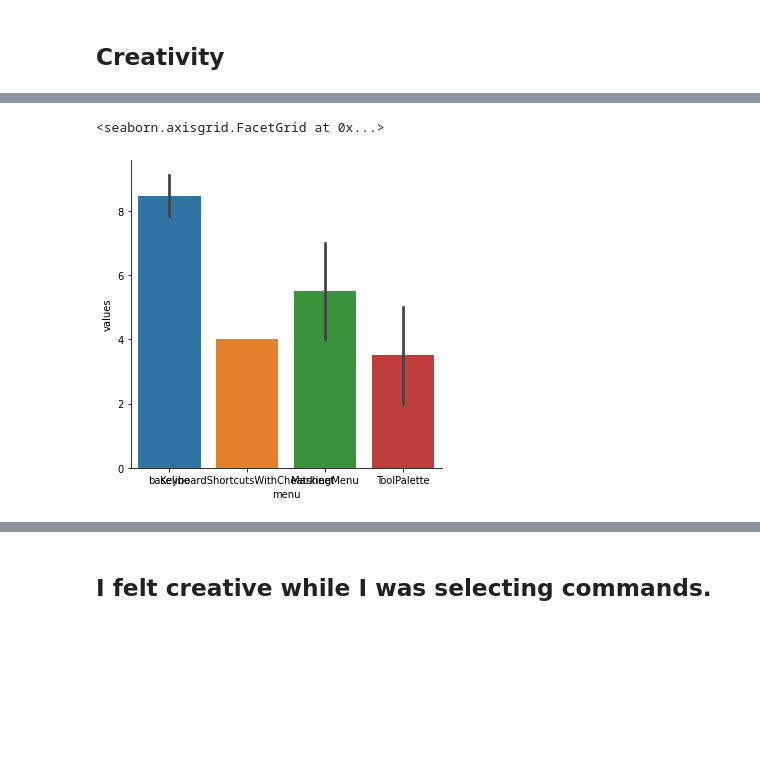
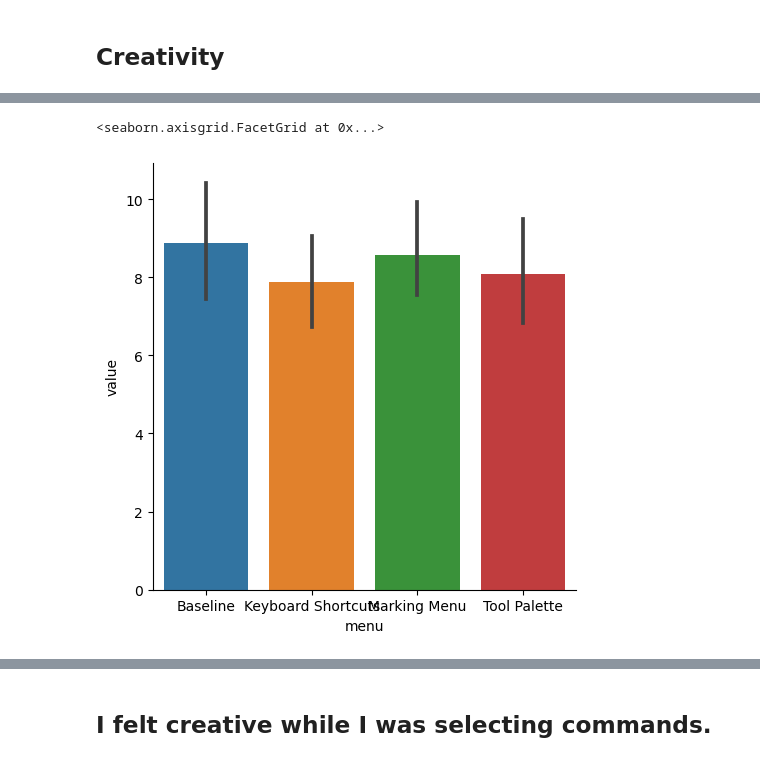
Before and after one commit to blainelewis1/creativity-experiment-2, a Jupyter notebook: analysis/Analysis.ipynb, the cells around one changed output, grey strips where cells are left out. Cells and saved outputs as stored; diff of their text form; code cells hidden in the pictures; blank space fills up the shorter version.

```diff
--- a/analysis/Analysis.ipynb
+++ b/analysis/Analysis.ipynb
@@ -78,3 +64,15 @@ array(['5a03d20a7ecfc50001be0a7a', '5a6032228e625900017657f4',
+# %%
+
+
+df['start'] = df['logs'].map(find_start)
+df['end'] = df['logs'].map(find_end)
+# df = df.apply(find_random_pid, axis=1)
+df = pd.concat([df, df.apply(extract_metadata, axis=1)], axis=1)
+
+
+df['menu'] = df.menu.astype("category")
+df.menu = df.menu.cat.reorder_categories(['baseline', 'ToolPalette', 'KeyboardShortcutsWithCheatsheet', 'MarkingMenu'])
+df.menu = df.menu.cat.rename_categories({'KeyboardShortcutsWithCheatsheet' : 'Keyboard Shortcuts', 'MarkingMenu' : 'Marking Menu', 'ToolPalette' : 'Tool Palette', 'baseline' : 'Baseline'})
 # %%
 def rename_participants(x):
 #     print(x['participant_id'])
@@ -84,3 +82,12 @@ def rename_participants(x):
         x['participant_id'] = x['participant']
     return x
 df = df.apply(rename_participants, axis=1)
+# %%
+demographics = pd.concat([pd.read_csv(p) for p in glob.glob('../data/prolific_export*.csv')])
+demographics['participant_id'] = demographics['Participant id']
+
+df = df.merge(demographics, on='participant_id', how="left")
+# %%
+# df['Age'] = df['Age'].replace('DATA_EXPIRED', pd.NA)
+df['Age'] = pd.to_numeric(df['Age'],errors='coerce')
+df['Age'].unique()
@@ -236 +374,3 @@ unusual_uses[unusual_uses['topTwo']]
+# %%
+unusual_counts = unusual_uses.groupby(['participant_id','menu', 'object']).count().reset_index()
 # %%
@@ -241,6 +381,6 @@ sns.catplot(data=unusual_uses.groupby(['participant_id','menu', 'object']).count
 # %%
-sns.catplot(data=unusual_uses.groupby(['participant_id','menu', 'object']).count().reset_index(), kind="bar", x='menu', y='values')
+sns.catplot(data=unusual_counts, kind="bar", x='menu', y='value')
 # %% [output]
 <seaborn.axisgrid.FacetGrid at 0x...>
-[figure, old version]
+[figure, new version]
 # %%
```
Also changed, not shown: parts of 58 cells of this notebook, 12 other files.
